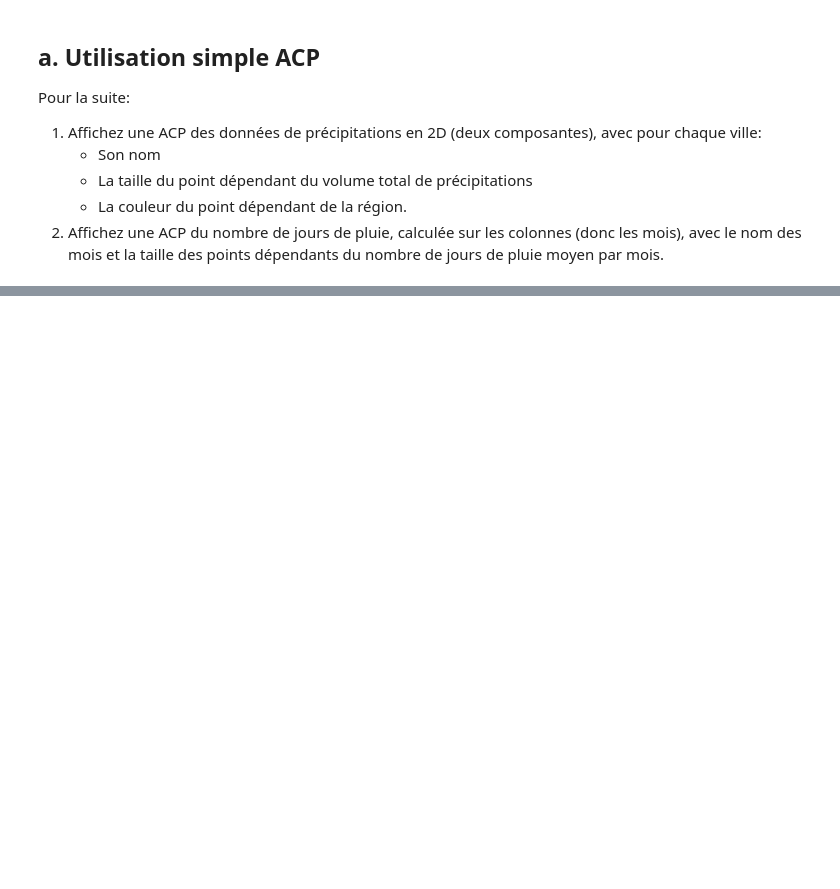
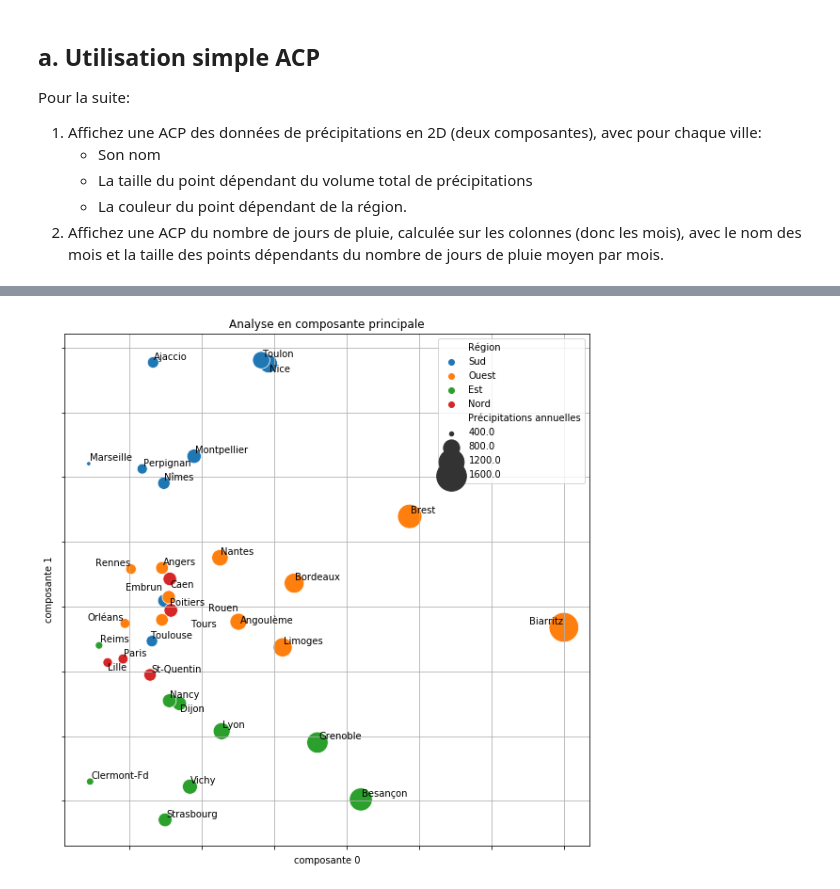
Before and after one commit to campusplage/compte-rendus-sparkles_of_majesty, a Jupyter notebook: TP2_sklearn.ipynb, the cells around one changed output, grey strips where cells are left out. Saved outputs shown, nothing was run; the diff lists cells and outputs as text; code cells hidden in the pictures; blank space fills up the shorter version.

```diff
--- a/TP2_sklearn.ipynb
+++ b/TP2_sklearn.ipynb
@@ -433,0 +428,45 @@ Pour la suite:
+# %%
+# ACP des précipitations par ville
+from sklearn.preprocessing import StandardScaler
+!pip install adjustText
+from adjustText import adjust_text
+import numpy as np
+
+
+x = raw_data[raw_data.columns[:12]]
+x = StandardScaler().fit_transform(x)
+n_components = 2
+
+pca = PCA(n_components=n_components)
+pca.fit(x)
+x_transformed = pca.transform(x)
+
+pca_names = ['composante %d' % d for d in range(n_components)]
+data_pca = pandas.DataFrame(x_transformed,
+                            index=raw_data.index,
+                            columns=pca_names)
+
+
+data_pca['Région'] = raw_data['Géographie']
+data_pca["Précipitations annuelles"]= raw_data["Précipitations annuelles"]
+
+
+g = sns.scatterplot(x='composante 0',
+                y='composante 1',
+                size='Précipitations annuelles',
+                sizes=(20,1000),
+                data=data_pca,
+                hue='Région')
+
+g.figure.set_size_inches(10,10)
+ax = plt.gca()
+texts = []
+for i, (text_x,text_y) in enumerate(data_pca.iloc[:,:2].to_numpy()):
+  texts.append(ax.annotate(data_pca.index[i], (text_x,text_y)))
+adjust_text(texts)
+
+plt.gca().set_yticklabels([])
+plt.gca().set_xticklabels([])
+plt.title('Analyse en composante principale');
+plt.grid()
+# %% [output]
@@ -433,0 +482 @@ Pour la suite:
+[figure, added]
```
Also changed, not shown: parts of 4 cells of this notebook.
